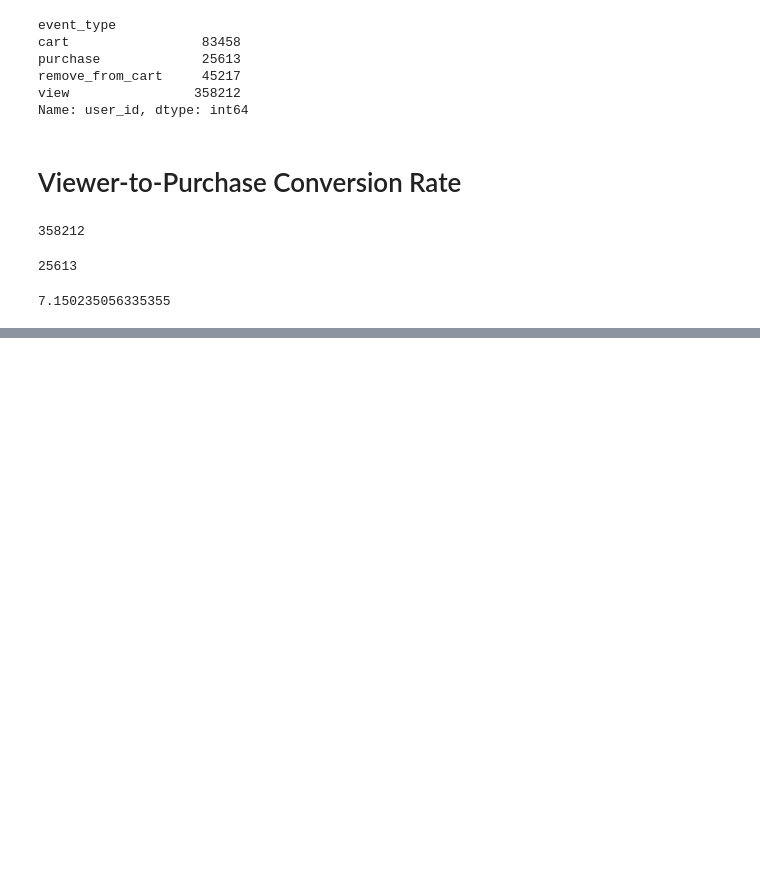
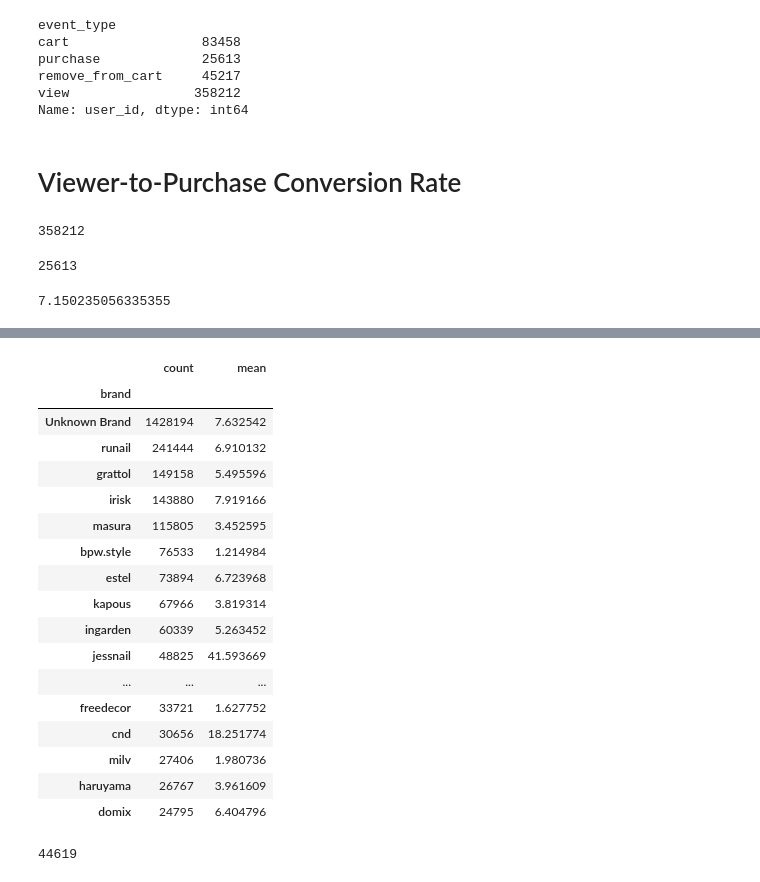
Before and after one commit to navyatharai1996/customer_retention_analytics_project, a Jupyter notebook: python/data_inspection.ipynb, the cells around one changed output, grey strips where cells are left out. Saved outputs shown, nothing was run; the diff lists cells and outputs as text; code cells hidden in the pictures; blank space fills up the shorter version.

```diff
--- a/python/data_inspection.ipynb
+++ b/python/data_inspection.ipynb
@@ -914,0 +954,25 @@ purchase_users / view_users * 100
+# %%
+df.groupby('brand')['price'].agg(['count','mean']).sort_values(by='count',ascending=False).head(20)
+# %% [output]
+|  | count | mean |
+| brand |  |  |
+| Unknown Brand | 1428194 | 7.632542 |
+| runail | 241444 | 6.910132 |
+| grattol | 149158 | 5.495596 |
+| irisk | 143880 | 7.919166 |
+| masura | 115805 | 3.452595 |
+| bpw.style | 76533 | 1.214984 |
+| estel | 73894 | 6.723968 |
+| kapous | 67966 | 3.819314 |
+| ingarden | 60339 | 5.263452 |
+| jessnail | 48825 | 41.593669 |
+| ... | ... | ... |
+| freedecor | 33721 | 1.627752 |
+| cnd | 30656 | 18.251774 |
+| milv | 27406 | 1.980736 |
+| haruyama | 26767 | 3.961609 |
+| domix | 24795 | 6.404796 |
+# %%
+df['product_id'].nunique()
+# %% [output]
+44619
```
Also changed, not shown: parts of 15 cells of this notebook, 1 other file.
